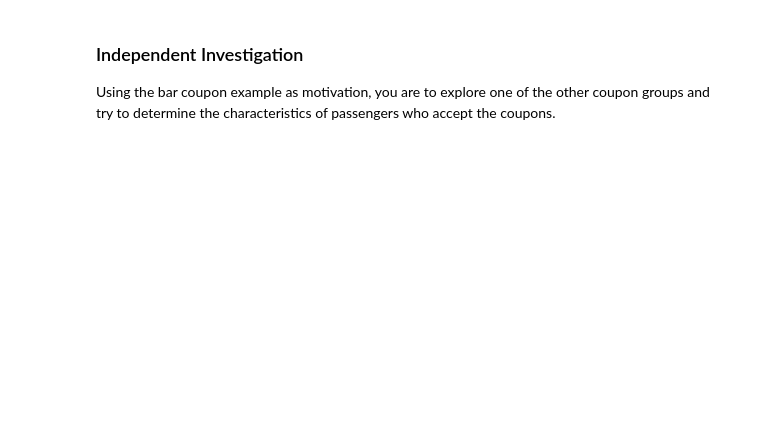
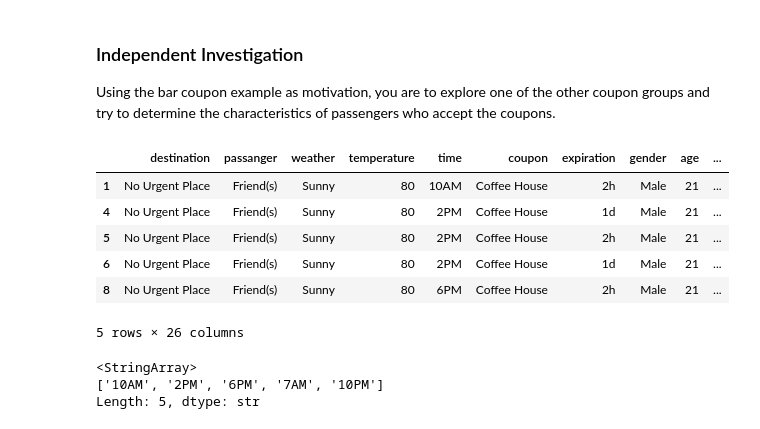
Before and after one commit to RayFuller/coupons, a Jupyter notebook: prompt.ipynb, the cells around one changed output. Cells and saved outputs as stored; diff of their text form; code cells hidden in the pictures; blank space fills up the shorter version.

```diff
--- a/prompt.ipynb
+++ b/prompt.ipynb
@@ -366,3 +371,20 @@ Target Group Acceptance Rate versus All Others
 ### Independent Investigation
 
 Using the bar coupon example as motivation, you are to explore one of the other coupon groups and try to determine the characteristics of passengers who accept the coupons.
+# %%
+dfCoffee = dataCleaned[dataCleaned['coupon'] == 'Coffee House']
+dfCoffee.head()
+# %% [output]
+|  | destination | passanger | weather | temperature | time | coupon | expiration | gender | age | ... |
+| 1 | No Urgent Place | Friend(s) | Sunny | 80 | 10AM | Coffee House | 2h | Male | 21 | ... |
+| 4 | No Urgent Place | Friend(s) | Sunny | 80 | 2PM | Coffee House | 1d | Male | 21 | ... |
+| 5 | No Urgent Place | Friend(s) | Sunny | 80 | 2PM | Coffee House | 2h | Male | 21 | ... |
+| 6 | No Urgent Place | Friend(s) | Sunny | 80 | 2PM | Coffee House | 1d | Male | 21 | ... |
+| 8 | No Urgent Place | Friend(s) | Sunny | 80 | 6PM | Coffee House | 2h | Male | 21 | ... |
+5 rows × 26 columns
+# %%
+dfCoffee['time'].unique()
+# %% [output]
+<StringArray>
+['10AM', '2PM', '6PM', '7AM', '10PM']
+Length: 5, dtype: str
```
Also changed, not shown: parts of 7 cells of this notebook.
